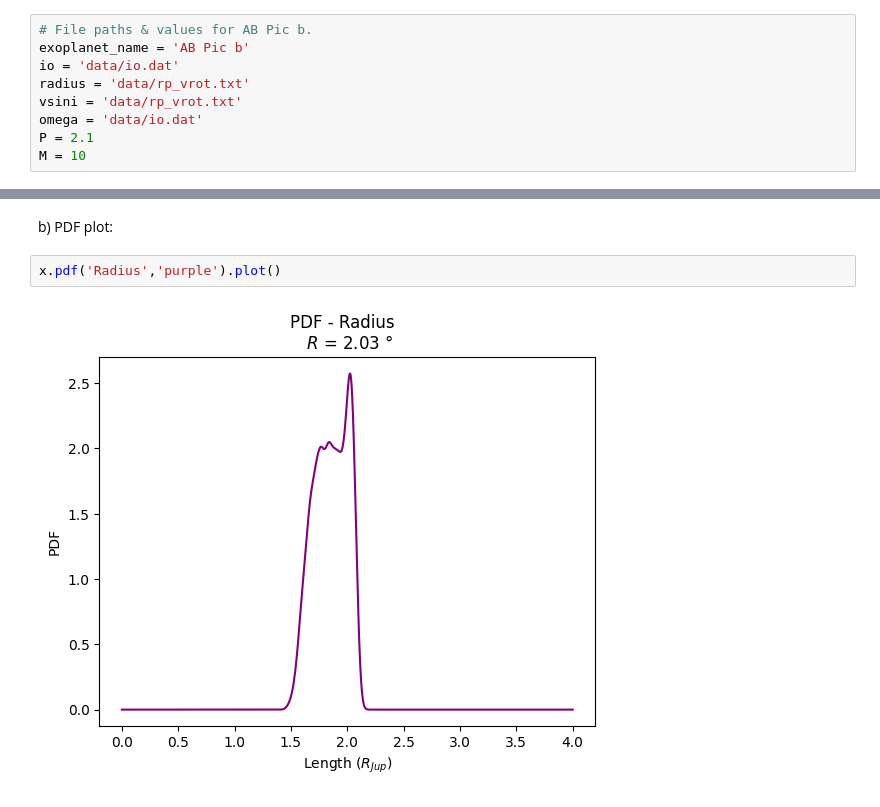
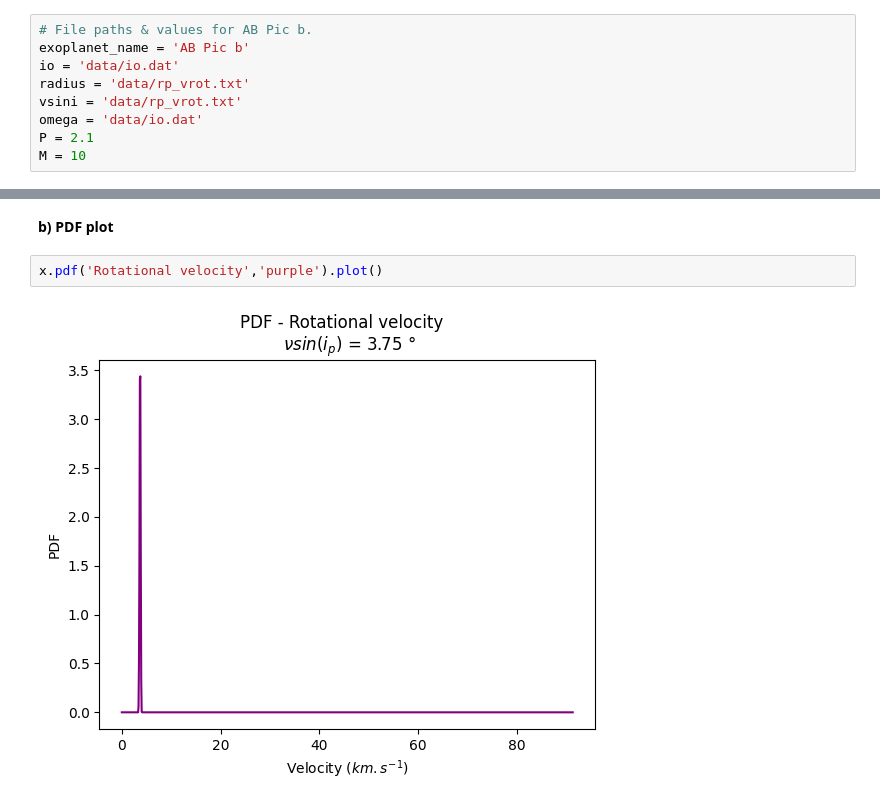
Before and after one commit to exoAtmospheres/exoSpin, a Jupyter notebook: DEMO/DEMO_exoSpin.ipynb, the cells around one changed output, grey strips where cells are left out. Drawn from its saved outputs; the diff is of its cells as text.

```diff
--- a/DEMO/DEMO_exoSpin.ipynb
+++ b/DEMO/DEMO_exoSpin.ipynb
@@ -102,6 +110,6 @@ x.hist('Orbital inclination','orange').plot()
 # %% [markdown]
-b) PDF plot:
+**b) PDF plot**
 # %%
-x.pdf('Radius','purple').plot()
+x.pdf('Rotational velocity','purple').plot()
 # %% [output]
-[figure, old version]
+[figure, new version]
```
Also changed, not shown: parts of 13 cells of this notebook, 1 other file.
